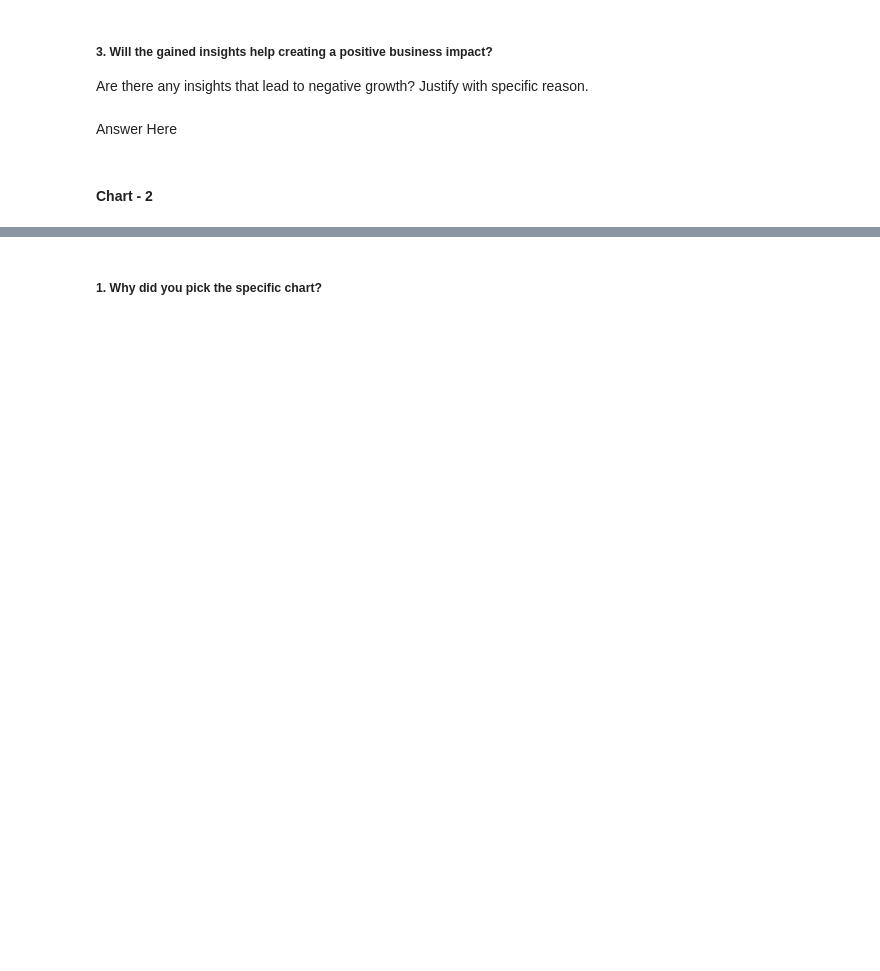
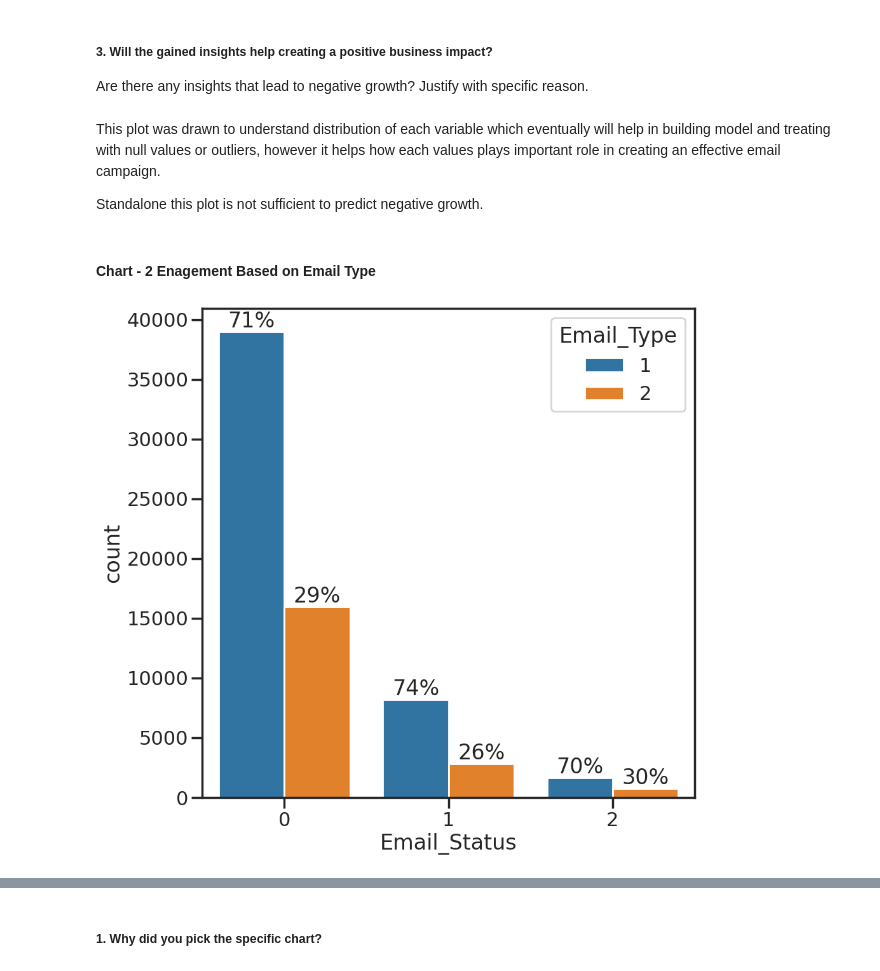
Before and after one commit to shailesh3335/Email_Campaign_Effectiveness_Prediction_capstone, a Jupyter notebook: Email_Campaign_Effectiveness_Prediction_capstone.ipynb, the cells around one changed output, grey strips where cells are left out. Cells and saved outputs as stored; diff of their text form; code cells hidden in the pictures; blank space fills up the shorter version.

```diff
--- a/Email_Campaign_Effectiveness_Prediction_capstone.ipynb
+++ b/Email_Campaign_Effectiveness_Prediction_capstone.ipynb
@@ -845,7 +866,9 @@ Answer Here
 # %% [markdown]
 ##### 3. Will the gained insights help creating a positive business impact?
 Are there any insights that lead to negative growth? Justify with specific reason.
-# %% [markdown]
-Answer Here
+# %% [markdown]
+This plot was drawn to understand distribution of each variable which eventually will help in building model and treating with null values or outliers, however it helps how each values plays important role in creating an effective email campaign.
+
+Standalone this plot is not sufficient to predict negative growth.
 # %% [markdown]
-#### Chart - 2
+#### Chart - 2 Enagement Based on Email Type
@@ -853,0 +875,19 @@ Answer Here
+# %%
+# Chart - 2 visualization code
+plt.figure(figsize = (10,10))
+ax = sns.countplot(x=df['Email_Status'], hue=df['Email_Type'])
+unique = len([x for x in df['Email_Status'].unique()])
+bars = ax.patches
+for i in range(unique):
+    catbars=bars[i:][::unique]
+    #get height
+    total = sum([x.get_height() for x in catbars])
+    #print percentage
+    for bar in catbars:
+      ax.text(bar.get_x()+bar.get_width()/2.,
+                  bar.get_height(),
+                  f'{bar.get_height()/total:.0%}',
+                  ha="center",va="bottom")
+plt.show()
+# %% [output]
+[figure, added]
```
Also changed, not shown: parts of 46 cells of this notebook.
